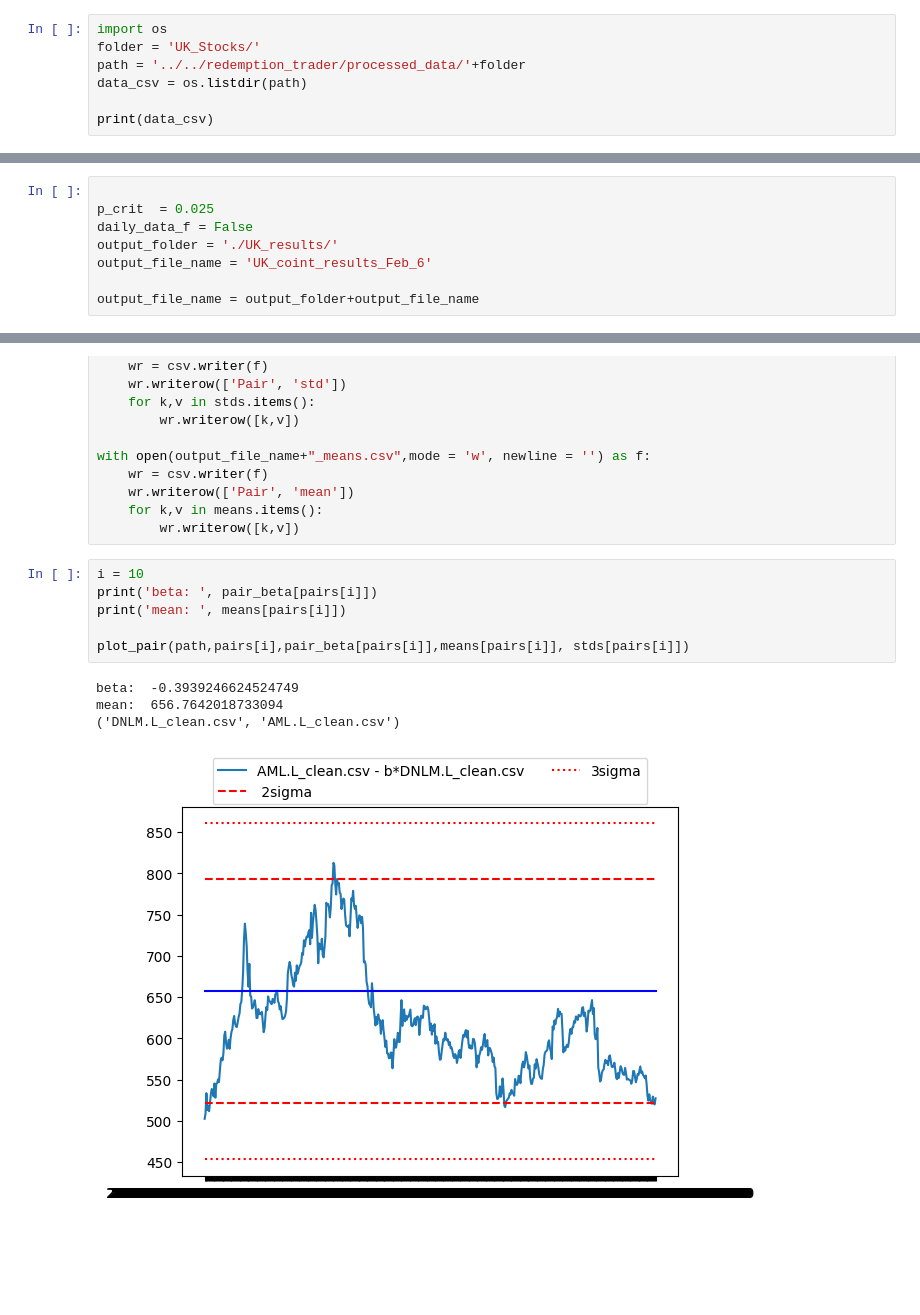
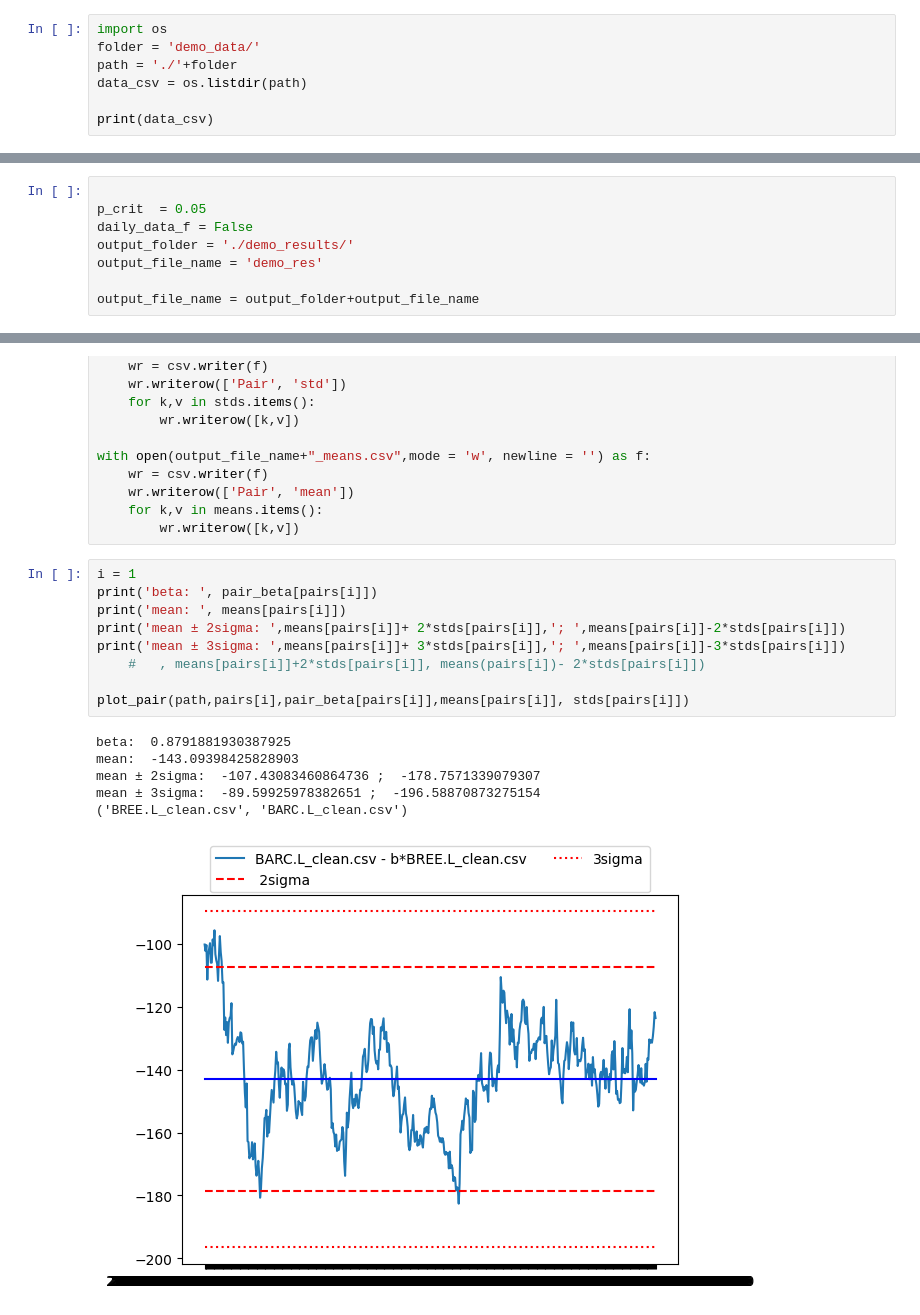
Before and after one commit to dannyboy-projects/cointegration_pair_trading, a Jupyter notebook: cointegration.ipynb, the cells around one changed output, grey strips where cells are left out. Saved outputs shown, nothing was run; the diff lists cells and outputs as text; blank space fills up the shorter version.

```diff
--- a/cointegration.ipynb
+++ b/cointegration.ipynb
@@ -9,7 +7,7 @@ ValueError: numpy.dtype size changed, may indicate binary incompatibility. Expec
 # %%
 import os
-folder = 'UK_Stocks/'
-path = '../../redemption_trader/processed_data/'+folder
+folder = 'demo_data/'
+path = './'+folder
 data_csv = os.listdir(path)
 
 print(data_csv)
@@ -18,9 +16,9 @@ print(data_csv)
 # %%
 
-p_crit  = 0.025
+p_crit  = 0.05
 daily_data_f = False
-output_folder = './UK_results/'
-output_file_name = 'UK_coint_results_Feb_6'
+output_folder = './demo_results/'
+output_file_name = 'demo_res'
 
 output_file_name = output_folder+output_file_name
 # %%
@@ -89,13 +78,18 @@ with open(output_file_name+"_means.csv",mode = 'w', newline = '') as f:
     for k,v in means.items():
         wr.writerow([k,v])
 # %%
-i = 10
+i = 1
 print('beta: ', pair_beta[pairs[i]])
 print('mean: ', means[pairs[i]])
+print('mean ± 2sigma: ',means[pairs[i]]+ 2*stds[pairs[i]],'; ',means[pairs[i]]-2*stds[pairs[i]])
+print('mean ± 3sigma: ',means[pairs[i]]+ 3*stds[pairs[i]],'; ',means[pairs[i]]-3*stds[pairs[i]])
+    #   , means[pairs[i]]+2*stds[pairs[i]], means(pairs[i])- 2*stds[pairs[i]])
 
 plot_pair(path,pairs[i],pair_beta[pairs[i]],means[pairs[i]], stds[pairs[i]])
 # %% [output]
-beta:  -0.3939246624524749
-mean:  656.7642018733094
-('DNLM.L_clean.csv', 'AML.L_clean.csv')
+beta:  0.8791881930387925
+mean:  -143.09398425828903
+mean ± 2sigma:  -107.43083460864736 ;  -178.7571339079307
+mean ± 3sigma:  -89.59925978382651 ;  -196.58870873275154
+('BREE.L_clean.csv', 'BARC.L_clean.csv')
-[figure, old version]
+[figure, new version]
```
Also changed, not shown: parts of 5 cells of this notebook.
